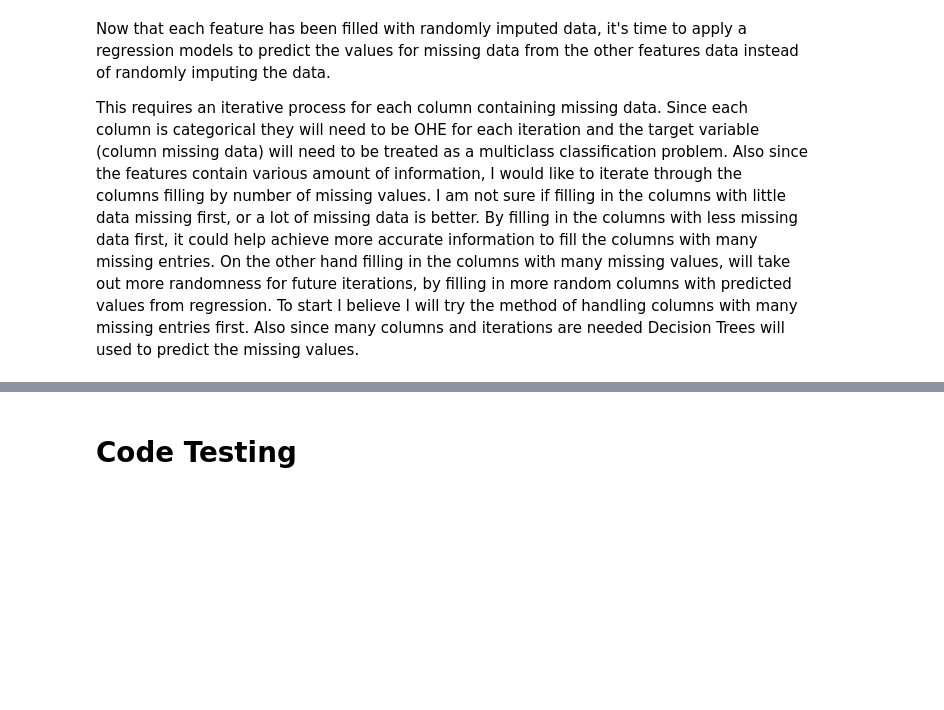
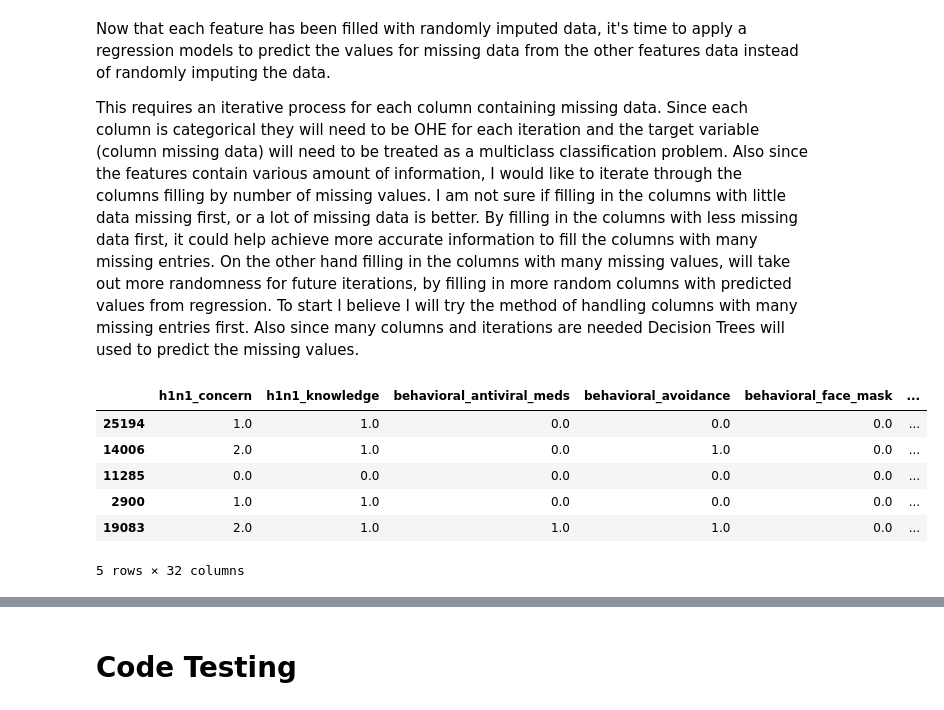
Before and after one commit to cschneck7/phase_3_project, a Jupyter notebook: H1N1 Vaccine Classification Notebook.ipynb, the cells around one changed output, grey strips where cells are left out. Cells and saved outputs as stored; diff of their text form; code cells hidden in the pictures; blank space fills up the shorter version.

```diff
--- a/H1N1 Vaccine Classification Notebook.ipynb
+++ b/H1N1 Vaccine Classification Notebook.ipynb
@@ -421,3 +421,13 @@ dtype: int64
 Now that each feature has been filled with randomly imputed data, it's time to apply a regression models to predict the values for missing data from the other features data instead of randomly imputing the data.
 
 This requires an iterative process for each column containing missing data. Since each column is categorical they will need to be OHE for each iteration and the target variable (column missing data) will need to be treated as a multiclass classification problem. Also since the features contain various amount of information, I would like to iterate through the columns filling by number of missing values. I am not sure if filling in the columns with little data missing first, or a lot of missing data is better. By filling in the columns with less missing data first, it could help achieve more accurate information to fill the columns with many missing entries. On the other hand filling in the columns with many missing values, will take out more randomness for future iterations, by filling in more random columns with predicted values from regression. To start I believe I will try the method of handling columns with many missing entries first. Also since many columns and iterations are needed Decision Trees will used to predict the missing values.
+# %%
+X_train_mod.head()
+# %% [output]
+|  | h1n1_concern | h1n1_knowledge | behavioral_antiviral_meds | behavioral_avoidance | behavioral_face_mask | ... |
+| 25194 | 1.0 | 1.0 | 0.0 | 0.0 | 0.0 | ... |
+| 14006 | 2.0 | 1.0 | 0.0 | 1.0 | 0.0 | ... |
+| 11285 | 0.0 | 0.0 | 0.0 | 0.0 | 0.0 | ... |
+| 2900 | 1.0 | 1.0 | 0.0 | 0.0 | 0.0 | ... |
+| 19083 | 2.0 | 1.0 | 1.0 | 1.0 | 0.0 | ... |
+5 rows × 32 columns
```
Also changed, not shown: parts of 8 cells of this notebook.
